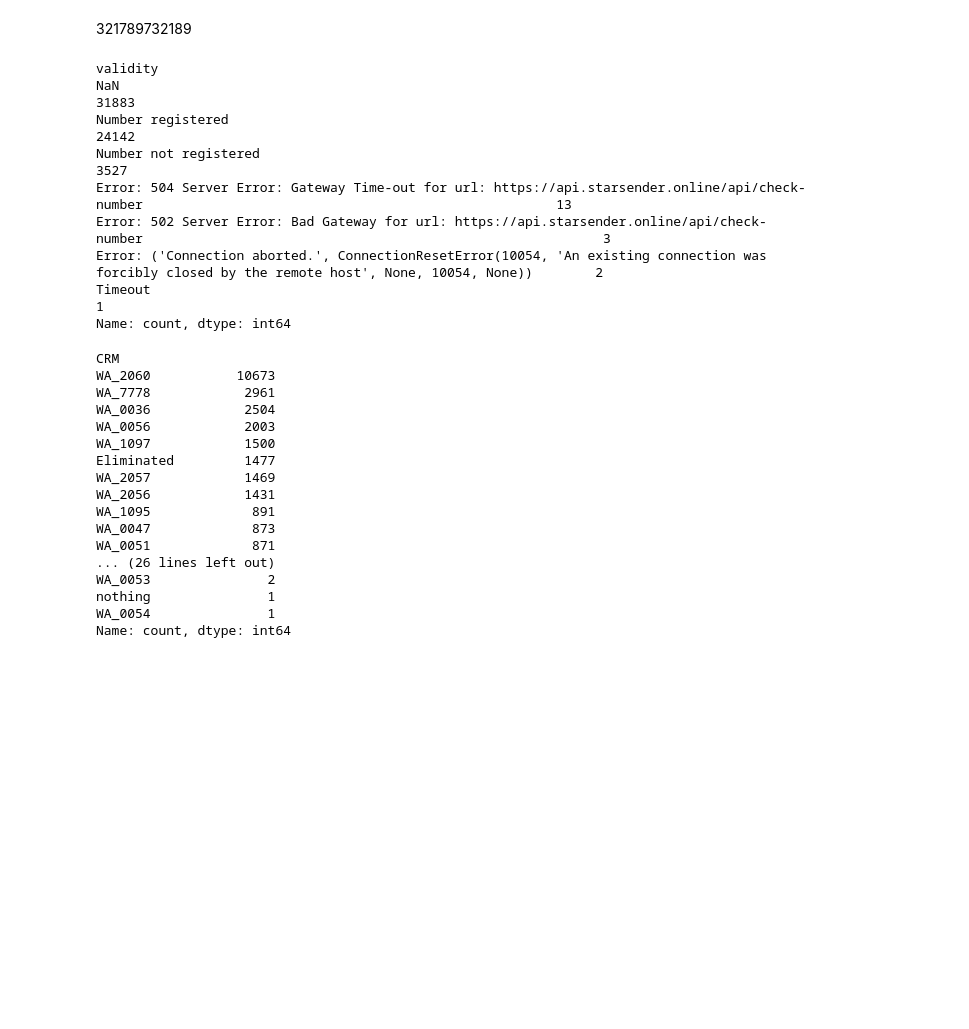
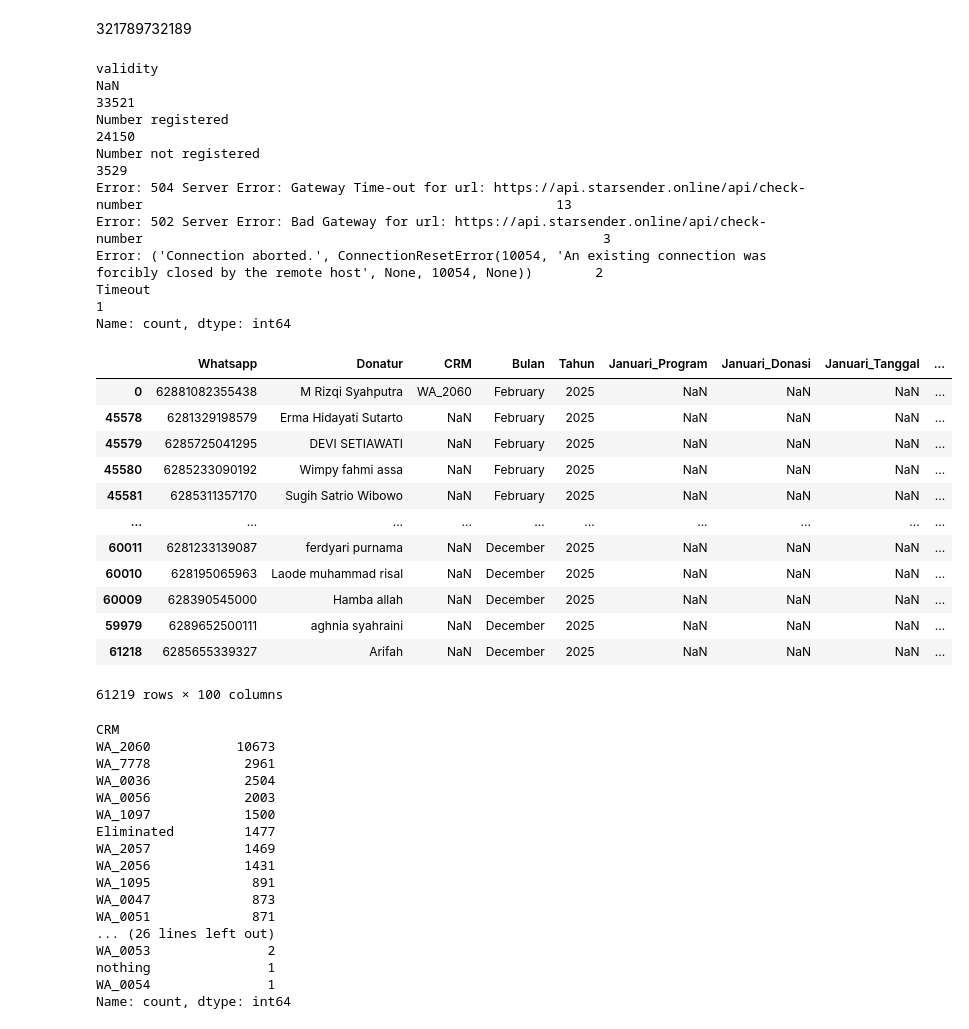
Before and after one commit to frqwuzhere/data_processing_with_python, a Jupyter notebook: untuk_cs/Tracking_Data/tracking copy.ipynb, the cells around one changed output. Cells and saved outputs as stored; diff of their text form; code cells hidden in the pictures; blank space fills up the shorter version.

```diff
--- a/untuk_cs/Tracking_Data/tracking copy.ipynb
+++ b/untuk_cs/Tracking_Data/tracking copy.ipynb
@@ -1059,6 +1044,27 @@ df_with_crm = df_with_crm[['Whatsapp', 'Donatur',  'CRM', 'Bulan', 'Tahun', 'Jan
+# %%
+category_update = pd.read_excel("checkpoint_files/category_each_donor.xlsx")
+# %%
+df_output_final = df_with_crm.merge(category_update, how='left', on='Whatsapp')
+# %%
+def update_category(df):
+    # if Kategori_y isna take Kategori_x
+    if pd.isna(df['kategori_update']):
+        return df['Kategori']
+
+    # if Kategori_x and Kategori_y are different take Kategori_y
+    elif df['kategori_update'] == "Aktif":
+        return df['Kategori']
+    elif df['kategori_update'] in ['Eliminasi', 'Invalid']:
+        return df['kategori_update']
+
+    # if both are the same take Kategori_x
+    else:
+        return df['Kategori']
+
+df_output_final['Kategori'] = df_output_final.apply(update_category, axis=1)
 # %%
 month_order = ['January', 'February', 'March', 'April', 'May', 'June',
                'July', 'August', 'September', 'October', 'November', 'December']
-df_with_crm['Bulan'] = pd.Categorical(df_with_crm['Bulan'], categories=month_order, ordered=True)
-df_with_crm = df_with_crm.sort_values('Bulan')
+df_output_final['Bulan'] = pd.Categorical(df_output_final['Bulan'], categories=month_order, ordered=True)
+df_output_final = df_output_final.sort_values('Bulan')
 # %%
@@ -1068,16 +1074,32 @@ if not duplicates.empty:
     print("❌ Duplicate rows found:\n", duplicates)
     raise SystemExit("Stopping cell due to duplicates.")
 # %%
-df_with_crm['validity'].value_counts(dropna=False)
+df_output_final['validity'].value_counts(dropna=False)
 # %% [output]
 validity
-NaN                                                                                                                                                31883
-Number registered                                                                                                                                  24142
-Number not registered                                                                                                                               3527
+NaN                                                                                                                                                33521
+Number registered                                                                                                                                  24150
+Number not registered                                                                                                                               3529
 Error: 504 Server Error: Gateway Time-out for url: https://api.starsender.online/api/check-number                                                     13
 Error: 502 Server Error: Bad Gateway for url: https://api.starsender.online/api/check-number                                                           3
 Error: ('Connection aborted.', ConnectionResetError(10054, 'An existing connection was forcibly closed by the remote host', None, 10054, None))        2
 Timeout                                                                                                                                                1
 Name: count, dtype: int64
+# %%
+df_output_final
+# %% [output]
+|  | Whatsapp | Donatur | CRM | Bulan | Tahun | Januari_Program | Januari_Donasi | Januari_Tanggal | ... |
+| 0 | 62881082355438 | M Rizqi Syahputra | WA_2060 | February | 2025 | NaN | NaN | NaN | ... |
+| 45578 | 6281329198579 | Erma Hidayati Sutarto | NaN | February | 2025 | NaN | NaN | NaN | ... |
+| 45579 | 6285725041295 | DEVI SETIAWATI | NaN | February | 2025 | NaN | NaN | NaN | ... |
+| 45580 | 6285233090192 | Wimpy fahmi assa | NaN | February | 2025 | NaN | NaN | NaN | ... |
+| 45581 | 6285311357170 | Sugih Satrio Wibowo | NaN | February | 2025 | NaN | NaN | NaN | ... |
+| ... | ... | ... | ... | ... | ... | ... | ... | ... | ... |
+| 60011 | 6281233139087 | ferdyari purnama | NaN | December | 2025 | NaN | NaN | NaN | ... |
+| 60010 | 628195065963 | Laode muhammad risal | NaN | December | 2025 | NaN | NaN | NaN | ... |
+| 60009 | 628390545000 | Hamba allah | NaN | December | 2025 | NaN | NaN | NaN | ... |
+| 59979 | 6289652500111 | aghnia syahraini | NaN | December | 2025 | NaN | NaN | NaN | ... |
+| 61218 | 6285655339327 | Arifah | NaN | December | 2025 | NaN | NaN | NaN | ... |
+61219 rows × 100 columns
 # %%
 # tracking data
```
Also changed, not shown: parts of 35 cells of this notebook, 22 other files.
